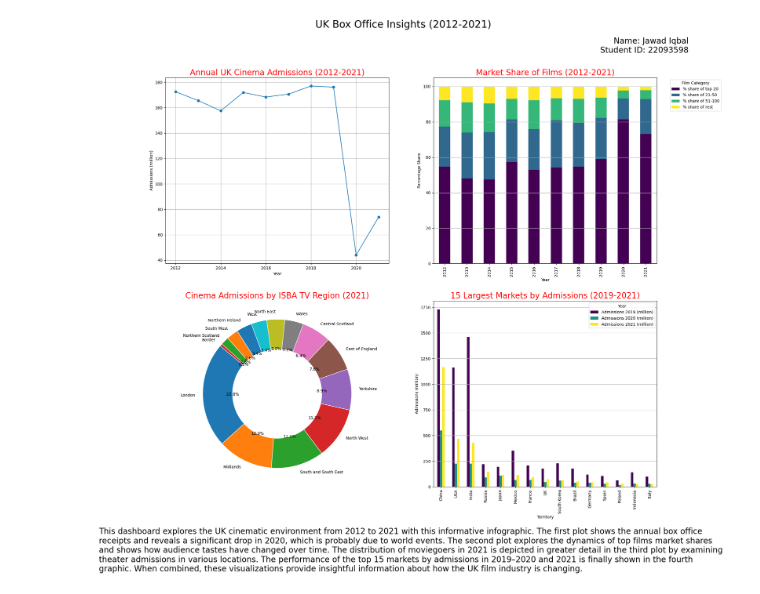
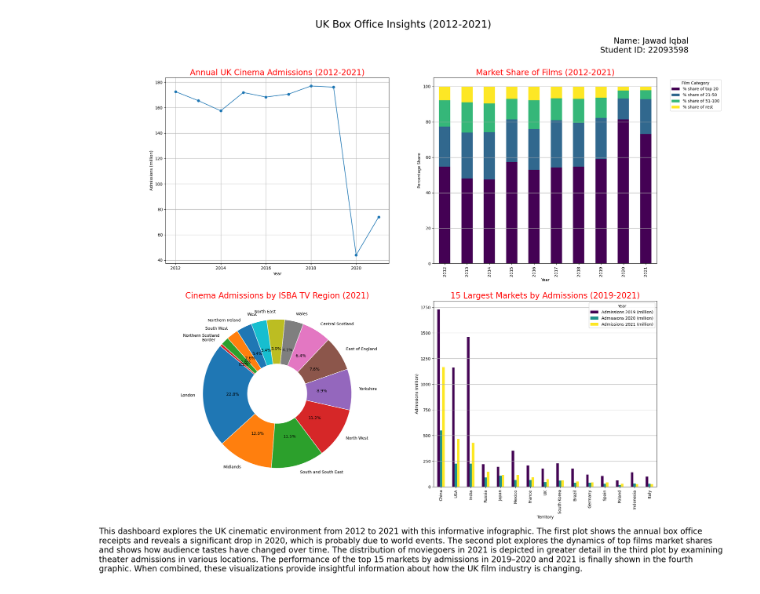
Before and after one commit to JawadDS/DHV_Assignment, a Jupyter notebook: 22093598.ipynb, the cells around one changed output. Drawn from its saved outputs; the diff is of its cells as text; code cells hidden in the pictures.

```diff
--- a/22093598.ipynb
+++ b/22093598.ipynb
@@ -7,9 +7,7 @@ Created on Sun Jan 7 23:49:02 2024
 
 The code produces an infographic report based on the UK Box Office data.
 The dataset is sourced from the following link: https://core-cms.bfi.org.uk/media/32211/download.
-To use the code, download the dataset and ensure both the Python script and the dataset are in the same directory.
-
-my github repository link is https://github.com/JawadDS/DHV_Assignment
+My github repository link is https://github.com/JawadDS/DHV_Assignment
 
 """
 
@@ -50,35 +48,35 @@ wedges, texts, autotexts = axs[1, 0].pie(
     labels=isba_tv_region_data['Region'],
     autopct='%1.1f%%',
     startangle=140,
-    wedgeprops=dict(width=0.4, edgecolor='w'),  # Adjust wedge width and edge color
+    wedgeprops=dict(width=0.6, edgecolor='w'),  # Adjust wedge width and edge color
     textprops=dict(color='black'),  # Set text color
 )
 axs[1, 0].set_title('Cinema Admissions by ISBA TV Region (2021)', fontsize=20, color='red')
 
 # Plot 4: Bar Chart for 15 Largest Markets by Admissions (2021)
 largest_markets_data.plot(x='Territory', y=['Admissions 2019 (million)', 'Admissions 2020 (million)', 'Admissions 2021 (million)'], kind='bar', colormap='viridis', ax=axs[1, 1])
 axs[1, 1].set_title('15 Largest Markets by Admissions (2019-2021)', fontsize=20, color='red')
 axs[1, 1].set_xlabel('Territory')
 axs[1, 1].set_ylabel('Admissions (million)')
 
 # Place legend inside the top right
 axs[1, 1].legend(title='Year', bbox_to_anchor=(1, 1), loc='upper right')  # Adjusted location
 
 axs[1, 1].grid(axis='y')
 
 
 
 # Add space between bottom two plots and text
 fig.subplots_adjust(bottom=0.17)
 
 # Text Box
 fig.text(0.02, 0.02, 'This dashboard explores the UK cinematic environment from 2012 to 2021 with this informative infographic. The first plot shows the annual box office receipts and reveals a significant drop in 2020, which is probably due to world events. The second plot explores the dynamics of top films market shares and shows how audience tastes have changed over time. The distribution of moviegoers in 2021 is depicted in greater detail in the third plot by examining theater admissions in various locations. The performance of the top 15 markets by admissions in 2019–2020 and 2021 is finally shown in the fourth graphic. When combined, these visualizations provide insightful information about how the UK film industry is changing.',
          ha='left', va='bottom', fontsize=20, wrap=True)
 
-# Your name and student ID
+#My name and student ID
 fig.text(0.95, 0.95, 'Name: Jawad Iqbal\nStudent ID: 22093598', ha='right', va='top', fontsize=20)
 
-# Save the entire infographic as an image
+# how the entire infographic as an image
 plt.show()
 # %% [output]
-[figure, old version]
+[figure, new version]
```
Also changed, not shown: 2 other files.
